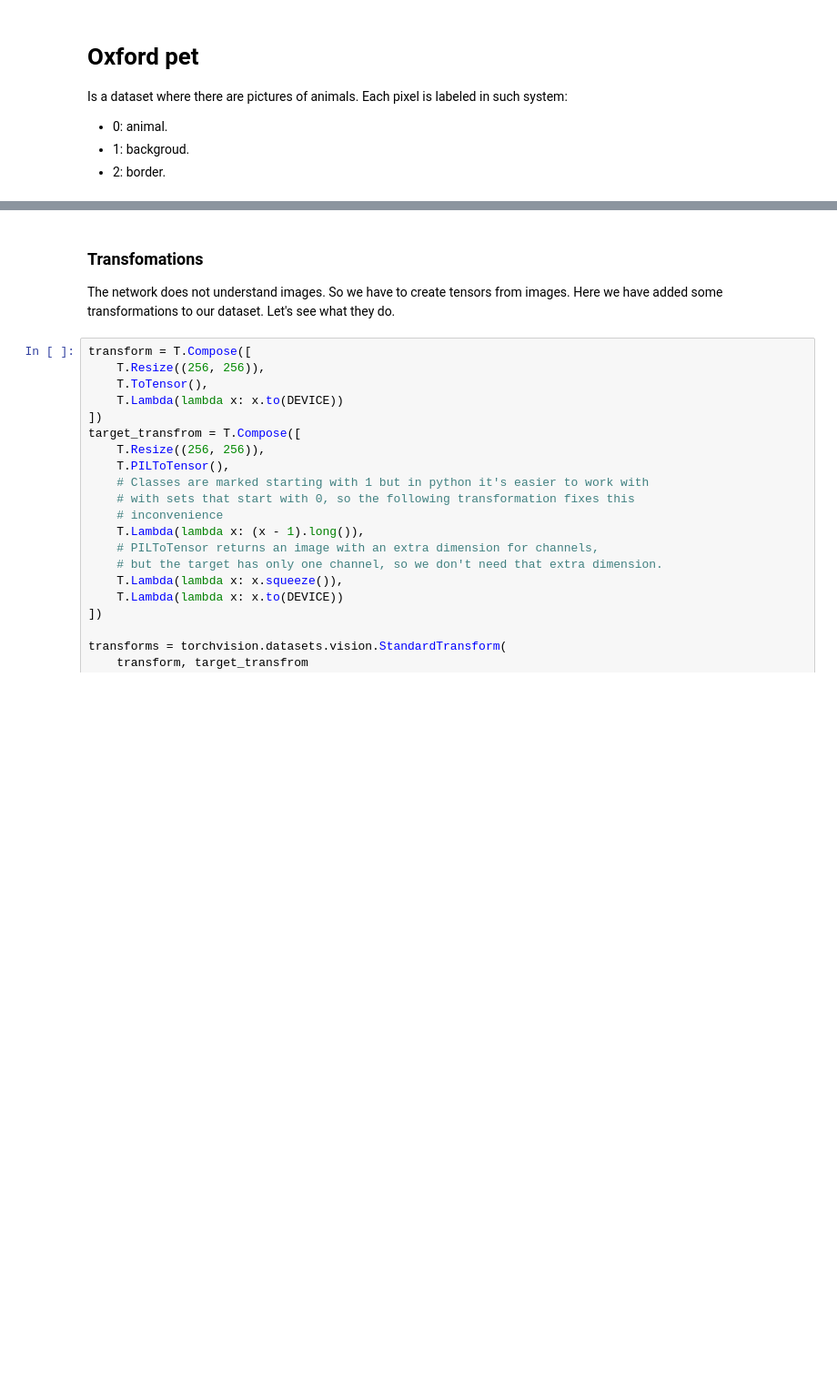
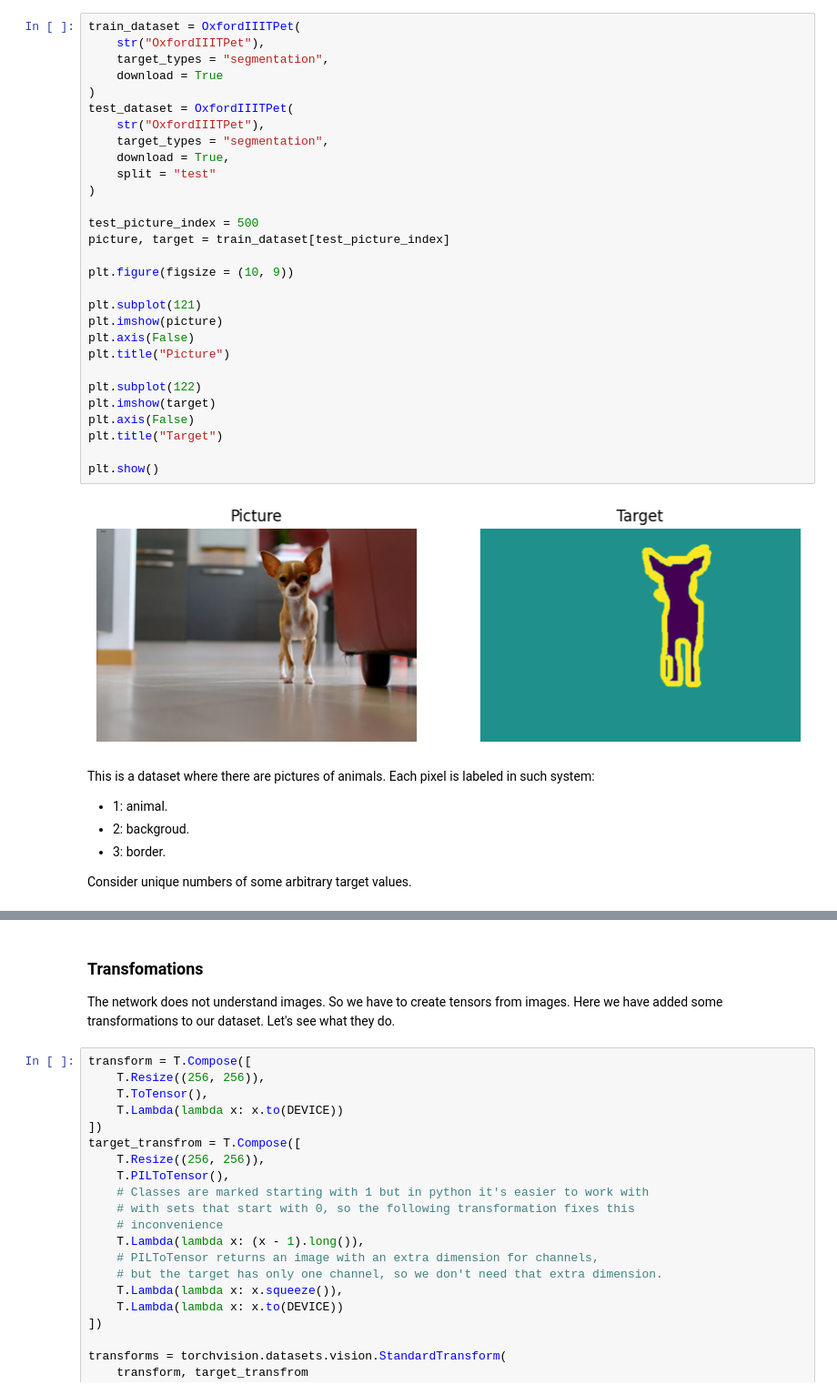
Before and after one commit to fedorkobak/knowledge, a Jupyter notebook: python/torch/examples/unet/oxford_pet.ipynb, the cells around one changed output, grey strips where cells are left out. Shown at 91% size. Saved outputs shown, nothing was run; the diff lists cells and outputs as text; blank space fills up the shorter version.

```diff
--- a/python/torch/examples/unet/oxford_pet.ipynb
+++ b/python/torch/examples/unet/oxford_pet.ipynb
@@ -1,8 +92,39 @@
+# %%
+train_dataset = OxfordIIITPet(
+    str("OxfordIIITPet"),
+    target_types = "segmentation",
+    download = True
+)
+test_dataset = OxfordIIITPet(
+    str("OxfordIIITPet"),
+    target_types = "segmentation",
+    download = True,
+    split = "test"
+)
+
+test_picture_index = 500
+picture, target = train_dataset[test_picture_index]
+
+plt.figure(figsize = (10, 9))
+
+plt.subplot(121)
+plt.imshow(picture)
+plt.axis(False)
+plt.title("Picture")
+
+plt.subplot(122)
+plt.imshow(target)
+plt.axis(False)
+plt.title("Target")
+
+plt.show()
+# %% [output]
+[figure, added]
 # %% [markdown]
-# Oxford pet
+This is a dataset where there are pictures of animals. Each pixel is labeled in such system:
 
-Is a dataset where there are pictures of animals. Each pixel is labeled in such system:
+- 1: animal.
+- 2: backgroud.
+- 3: border.
 
-- 0: animal.
-- 1: backgroud.
-- 2: border.
+Consider unique numbers of some arbitrary target values.
```
Also changed, not shown: parts of 17 cells of this notebook, 1 other file.
